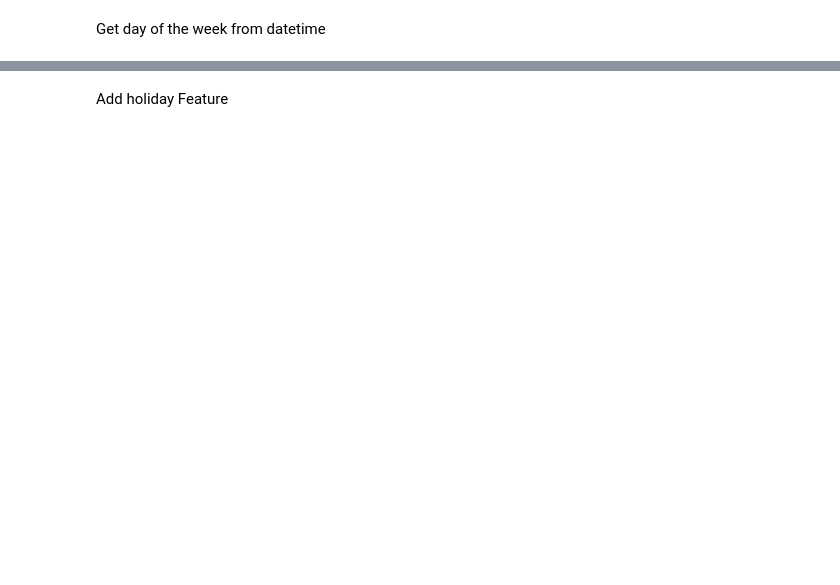
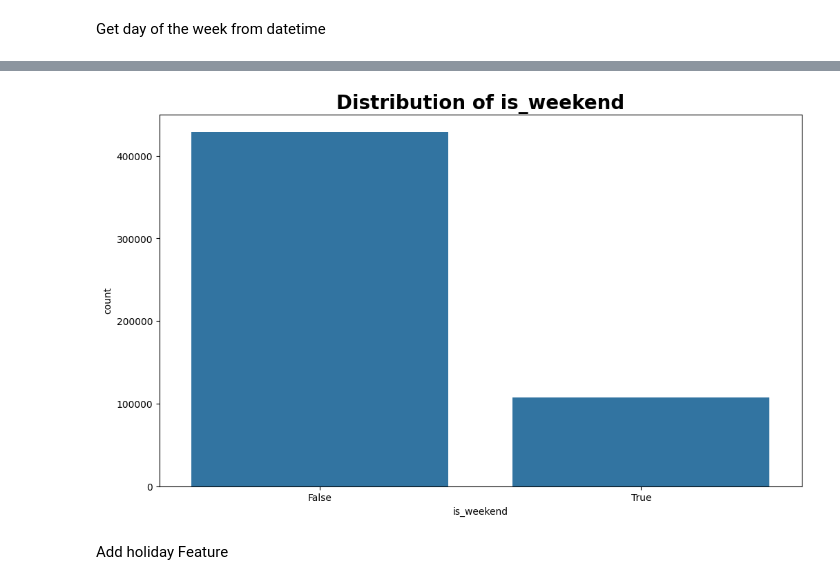
Before and after one commit to nyutu-grace/Logistic_optimization, a Jupyter notebook: notebooks/eda.ipynb, the cells around one changed output, grey strips where cells are left out. Saved outputs shown, nothing was run; the diff lists cells and outputs as text; code cells hidden in the pictures; blank space fills up the shorter version.

```diff
--- a/notebooks/eda.ipynb
+++ b/notebooks/eda.ipynb
@@ -48,6 +78,10 @@ day Name: Wednesday
 # %%
 # Create weekend vs. weekday feature
 completed_df['is_weekend'] = completed_df['datetime'].dt.weekday >= 5
+# %%
+plot_count(completed_df, 'is_weekend')
+# %% [output]
+[figure, added]
 # %% [markdown]
 Add holiday Feature
 # %%
```
Also changed, not shown: parts of 21 cells of this notebook, 5 other files.
